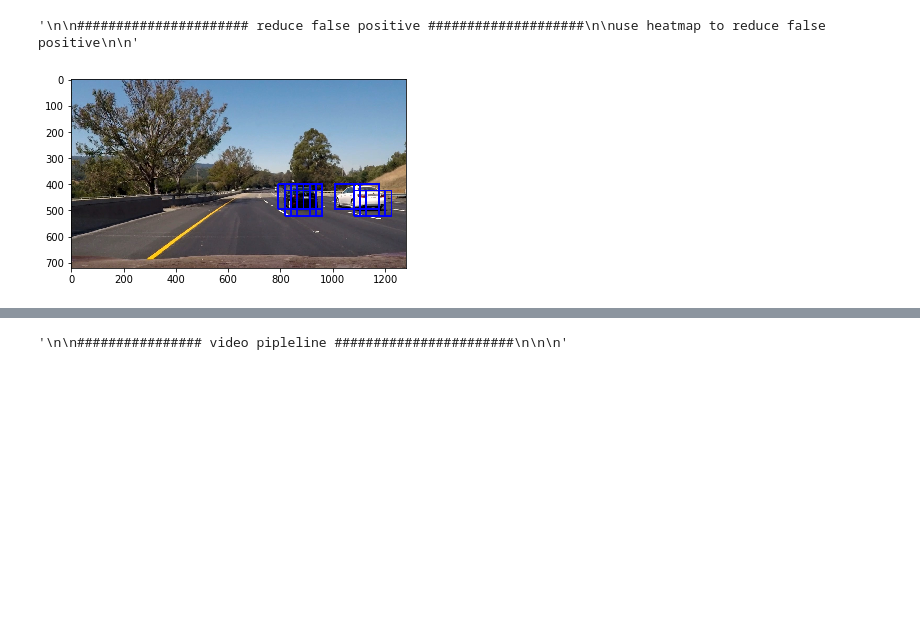
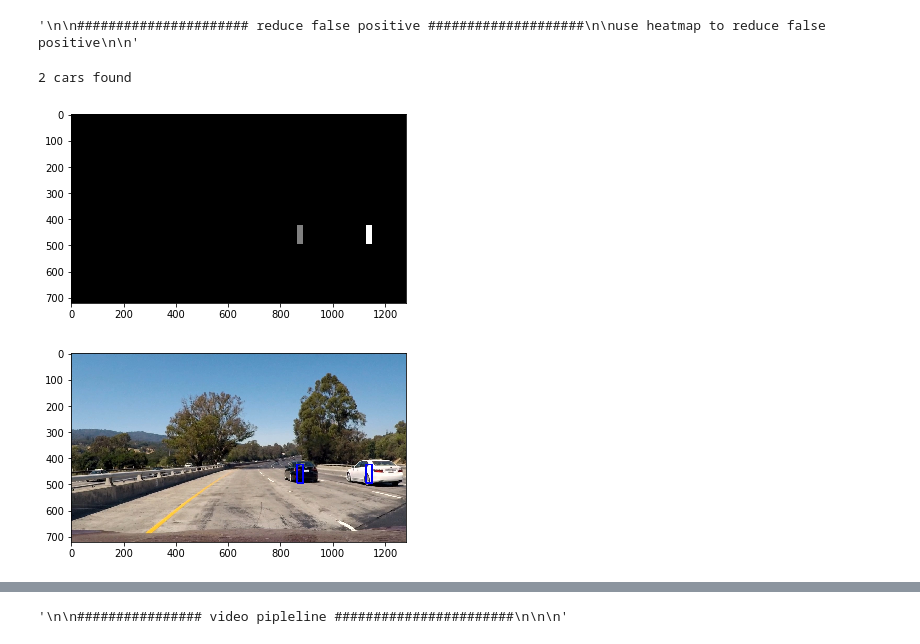
Before and after one commit to byronrwth/Udacity-SelfDrivingCar-ND-Term1, a Jupyter notebook: ComputerVision/P5-VehicleDetection/P5.ipynb, the cells around one changed output, grey strips where cells are left out. Saved outputs shown, nothing was run; the diff lists cells and outputs as text; code cells hidden in the pictures; blank space fills up the shorter version.

```diff
--- a/ComputerVision/P5-VehicleDetection/P5.ipynb
+++ b/ComputerVision/P5-VehicleDetection/P5.ipynb
@@ -2278,7 +2278,7 @@ def find_cars(img,scale):
                 ytop_draw = np.int(ytop*scale)
                 win_draw = np.int(window*scale)
                 bbox = ((xbox_left+xstart, ytop_draw+ystart),(xbox_left+win_draw+xstart,ytop_draw+win_draw+ystart))
-                cv2.rectangle(draw_img,(xbox_left, ytop_draw+ystart),(xbox_left+win_draw,ytop_draw+win_draw+ystart),(0,0,255),6)
+                #cv2.rectangle(draw_img,(xbox_left, ytop_draw+ystart),(xbox_left+win_draw,ytop_draw+win_draw+ystart),(0,0,255),6)
 
                 #window_list.append(bbox)
                 # window_list.append(((xbox_left+xstart, ytop_draw+ystart),(xbox_left+win_draw+xstart,ytop_draw+win_draw+ystart)))
@@ -2307,33 +2307,43 @@ hist_bins = 32
 # %%
 ystart = 400
 ystop = 656
 xstart = 0 # 600 for only right side cars
 
 scale = 1.5  # 12 windows
 #scale = 1  # 20 windows
 #scale = 0.5
 #scale = 2  # 5 windows
 
 out_img, heat_map = find_cars(img, scale)
 
 
 plt.imshow(out_img)
 
 
 
 
 # Apply threshold to help remove false positives
 threshold_heat_map = apply_threshold(heat_map,4)
 #heat = apply_threshold(heat,2)
 
 # Visualize the heatmap when displaying
 threshold_heat_map = np.clip(threshold_heat_map, 0, 255)
 
 # Find final boxes from heatmap using label function
 labels = label(threshold_heat_map)
+
+print(labels[1], 'cars found')
+plt.imshow(labels[0], cmap='gray')
+plt.show()
+
 draw_img = draw_labeled_bboxes(np.copy(out_img), labels)
+
+plt.imshow(draw_img)
+plt.show()
 # %% [output]
+2 cars found
-[figure, old version]
+[figure, new version]
+[figure, added]
 # %%
 img = mpimg.imread('test_images/test2.jpg')
 
```
Also changed, not shown: parts of 7 cells of this notebook.
